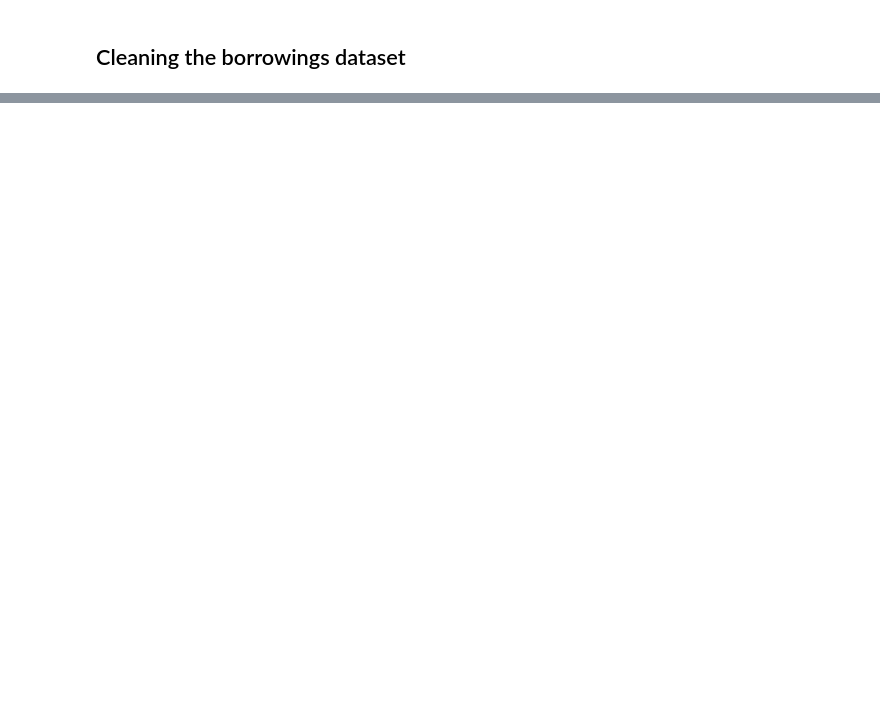
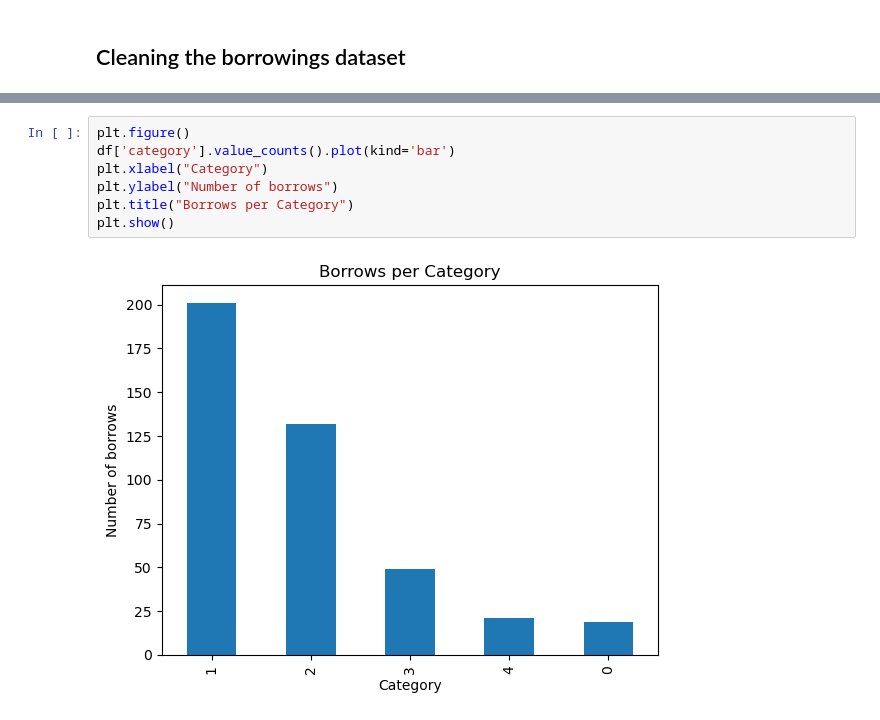
Before and after one commit to mustafaots/Library-Optimization-and-Book-Recommendation-Data-Mining-Project, a Jupyter notebook: notebooks/Data Preprocessor/library-borrowings.ipynb, the cells around one changed output, grey strips where cells are left out. Drawn from its saved outputs; the diff is of its cells as text; blank space fills up the shorter version.

```diff
--- a/notebooks/Data Preprocessor/library-borrowings.ipynb
+++ b/notebooks/Data Preprocessor/library-borrowings.ipynb
@@ -107,0 +123,9 @@ Total unique borrowers: 271
+# %%
+plt.figure()
+df['category'].value_counts().plot(kind='bar')
+plt.xlabel("Category")
+plt.ylabel("Number of borrows")
+plt.title("Borrows per Category")
+plt.show()
+# %% [output]
+[figure, added]
```
Also changed, not shown: parts of 8 cells of this notebook.
